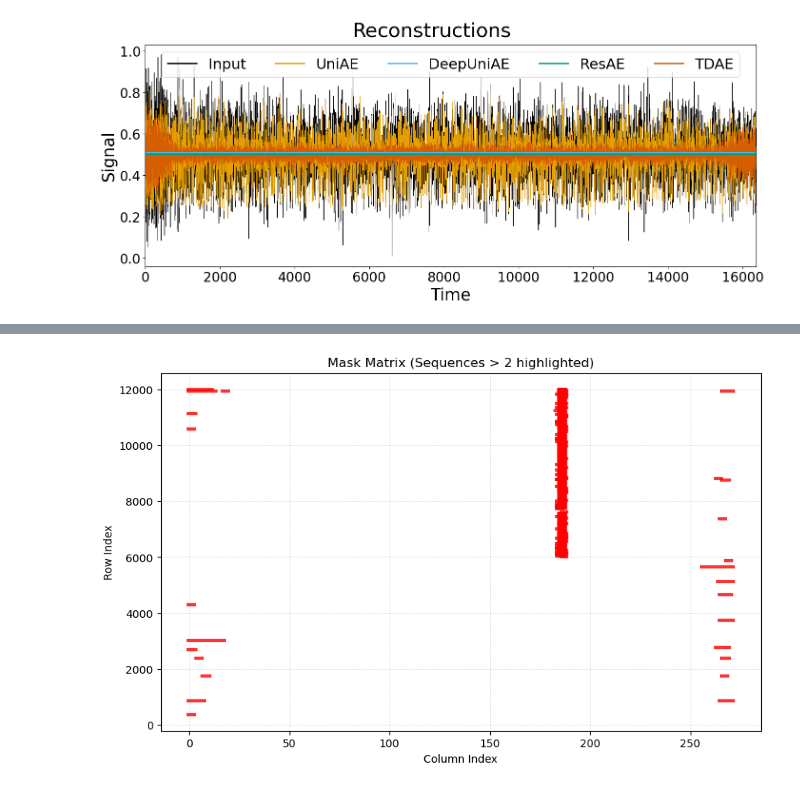
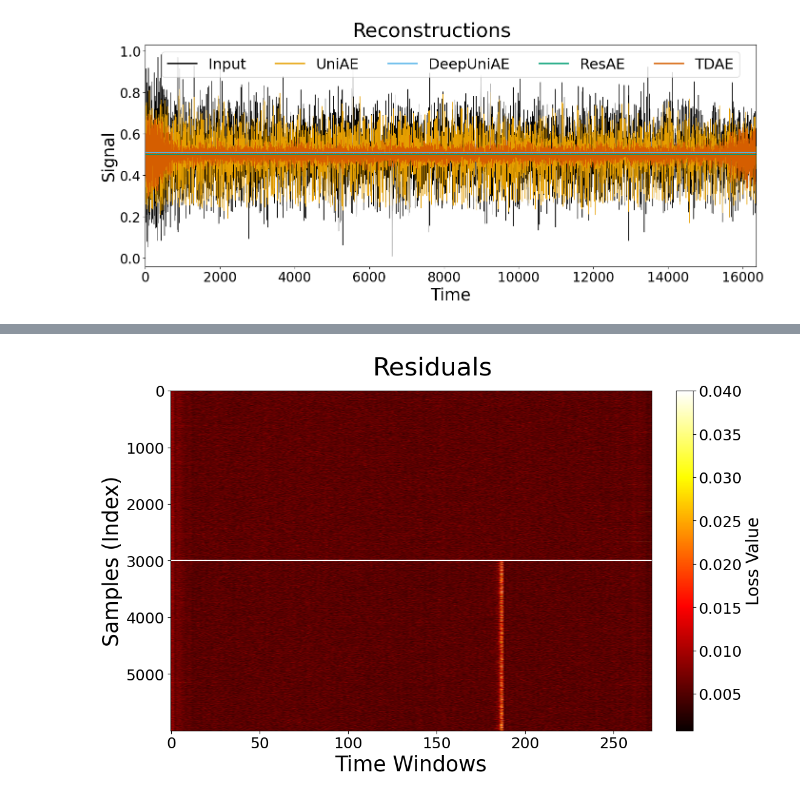
Before and after one commit to GioMai24/Autoencoder-for-GW-Detection, a Jupyter notebook: model_inspector.ipynb, the cells around one changed output, grey strips where cells are left out. Drawn from its saved outputs; the diff is of its cells as text; code cells hidden in the pictures.

```diff
--- a/model_inspector.ipynb
+++ b/model_inspector.ipynb
@@ -347,49 +228,15 @@ number on elements in noise-signal samples: 6555
-# %%
-from scipy.ndimage import label
-
-def find_consecutive_trues(mask, x_threshold):
-    """
-    Finds rows where there are more than x_threshold consecutive True values.
-    Returns the row index and the start/end column indices.
-    """
-    results = []
-
-    for row_idx, row in enumerate(mask):
-        # Label consecutive groups of True values
-        # structure=[1,1,1] ensures we only look horizontally
-        labeled_array, num_features = label(row)
-
-        for feat in range(1, num_features + 1):
-            # Find coordinates of this specific group
-            indices = np.where(labeled_array == feat)[0]
-
-            if len(indices) > x_threshold:
-                results.append({
-                    'row': row_idx,
-                    'start': indices[0],
-                    'end': indices[-1],
-                    'count': len(indices)
-                })
-    return results
-
-
-X = 2
-matches = find_consecutive_trues(mask, X)
-
-# --- Visualization ---
-plt.figure(figsize=(10, 6))
-#plt.imshow(mask, cmap='gray_r', interpolation='nearest')
-
-# Highlight the found sequences
-for m in matches:
-    # Drawing a red box around the sequence
-    plt.plot([m['start']-0.5, m['end']+0.5], [m['row'], m['row']],
-             color='red', linewidth=3, alpha=0.8)
-
-plt.title(f"Mask Matrix (Sequences > {X} highlighted)")
-plt.xlabel("Column Index")
-plt.ylabel("Row Index")
-plt.grid(visible=True, which='both', color='gray', linestyle='--', linewidth=0.5, alpha=0.3)
-plt.show()
-# %% [output]
-[figure, removed]
+# %%
+fig, ax = plt.subplots(figsize=(11,7), layout='constrained')
+fig.suptitle('Residuals', fontsize=30)
+im = ax.imshow(grid[3000:-3000], cmap='hot', aspect='auto', interpolation='lanczos', vmax=.04)
+cbar = fig.colorbar(im, ax=ax)
+cbar.ax.tick_params(labelsize=18)
+cbar.ax.set_ylabel('Loss Value', fontsize=20)
+ax.set_xlabel('Time Windows', fontsize=25)
+ax.set_ylabel('Samples (Index)', fontsize=25)
+ax.axhline(3000, c='white')
+ax.tick_params(labelsize=18)
+# plt.savefig('../heatmap.pdf')  ######### DANGER ZONE #########
+plt.show()
+# %% [output]
+[figure, added]
```
Also changed, not shown: parts of 30 cells of this notebook, 7 other files.
